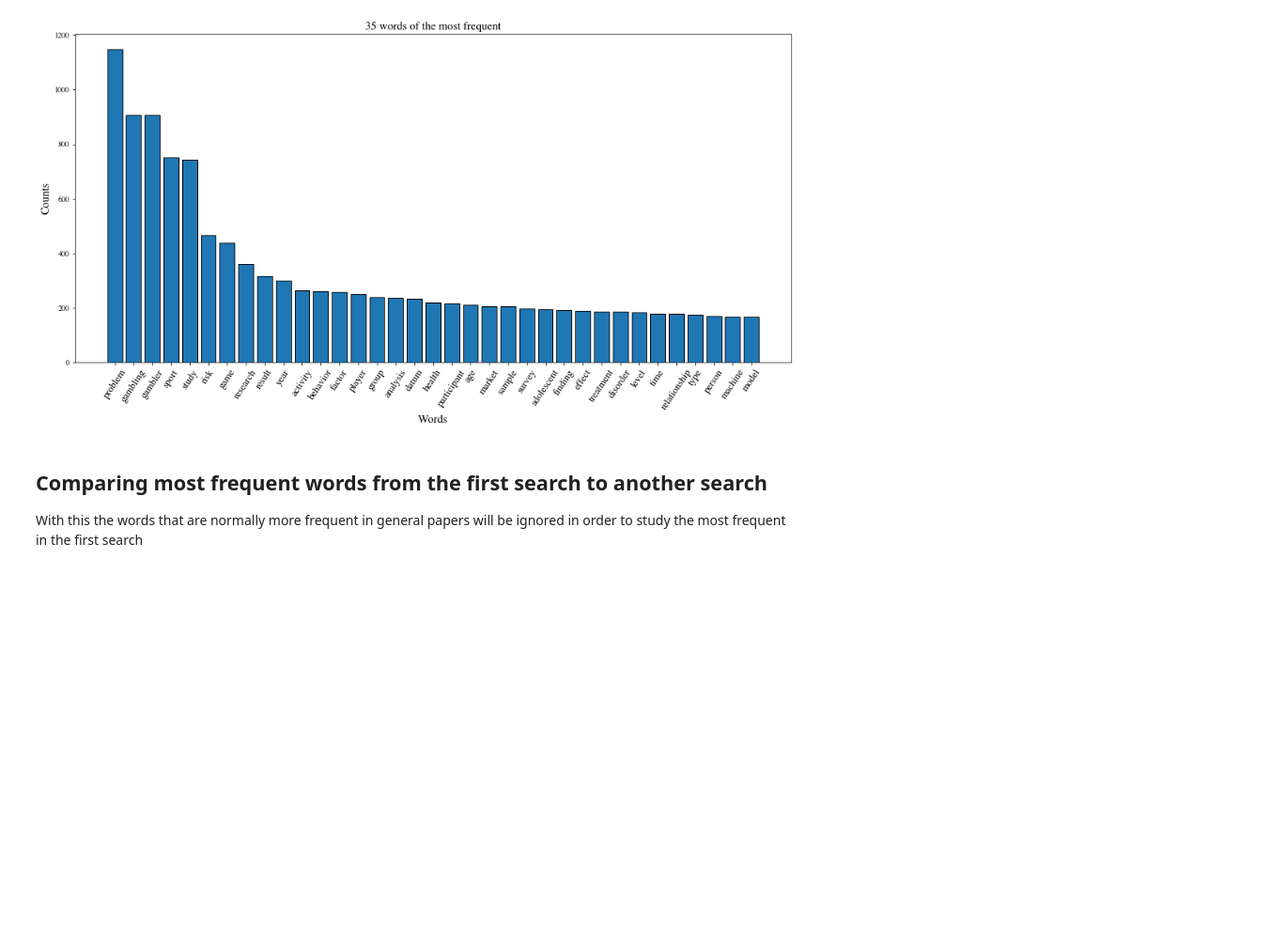
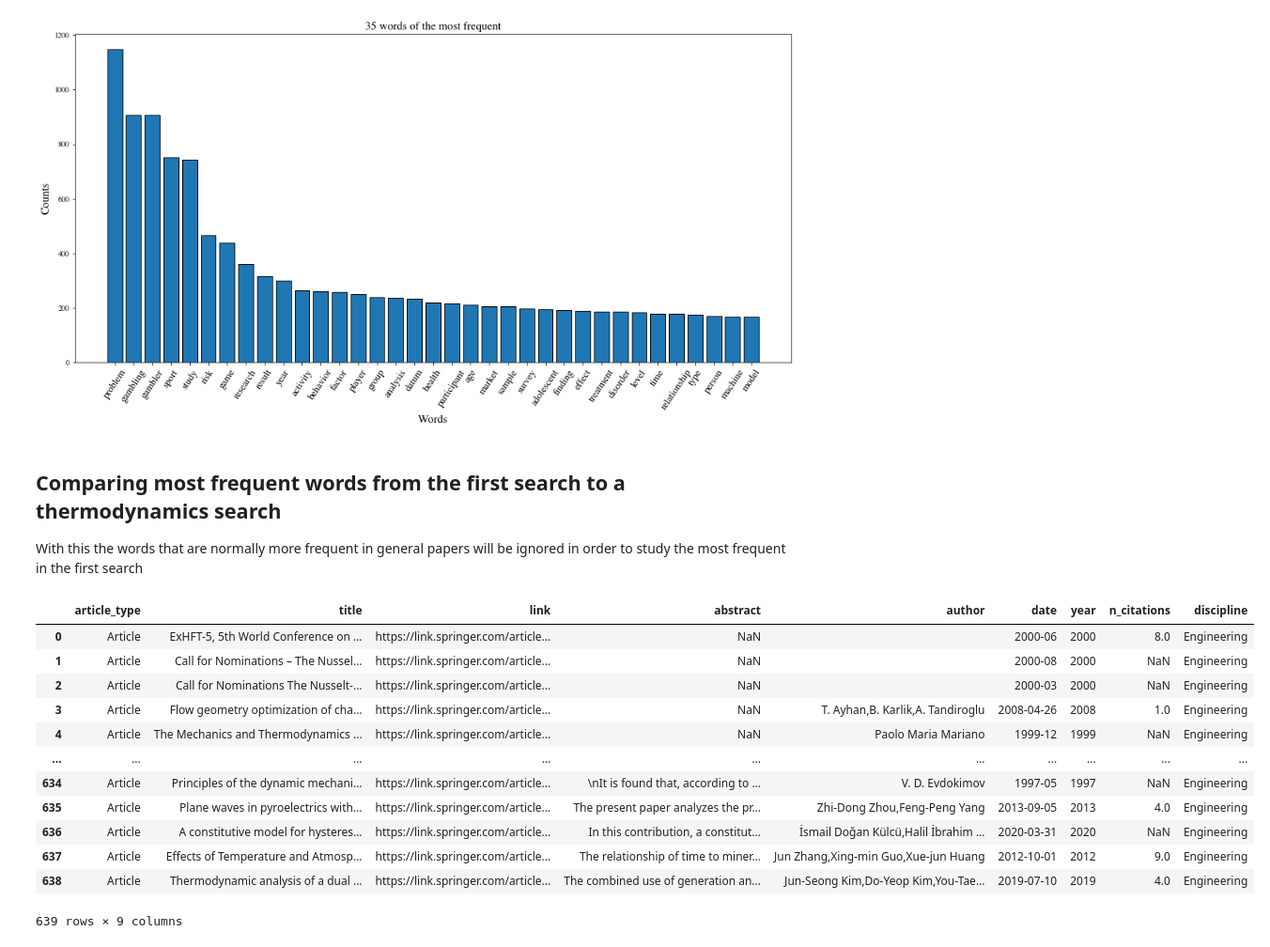
Before and after one commit to GustavoGil13/springer-link-scraper, a Jupyter notebook: springer_link_nb.ipynb, the cells around one changed output. Shown at 94% size. Drawn from its saved outputs; the diff is of its cells as text; code cells hidden in the pictures; blank space fills up the shorter version.

```diff
--- a/springer_link_nb.ipynb
+++ b/springer_link_nb.ipynb
@@ -345,6 +351,23 @@ plt.show()
 # %% [output]
 [figure]
 # %% [markdown]
-## Comparing most frequent words from the first search to another search
+## Comparing most frequent words from the first search to a thermodynamics search
 
 With this the words that are normally more frequent in general papers will be ignored in order to study the most frequent in the first search
+# %%
+thermodynamics_df = pd.read_excel(path + "thermodynamics_articles.xlsx", index_col = 0)
+thermodynamics_df
+# %% [output]
+|  | article_type | title | link | abstract | author | date | year | n_citations | discipline |
+| 0 | Article | ExHFT-5, 5th World Conference on ... | https://link.springer.com/article... | NaN |  | 2000-06 | 2000 | 8.0 | Engineering |
+| 1 | Article | Call for Nominations – The Nussel... | https://link.springer.com/article... | NaN |  | 2000-08 | 2000 | NaN | Engineering |
+| 2 | Article | Call for Nominations The Nusselt-... | https://link.springer.com/article... | NaN |  | 2000-03 | 2000 | NaN | Engineering |
+| 3 | Article | Flow geometry optimization of cha... | https://link.springer.com/article... | NaN | T. Ayhan,B. Karlik,A. Tandiroglu | 2008-04-26 | 2008 | 1.0 | Engineering |
+| 4 | Article | The Mechanics and Thermodynamics ... | https://link.springer.com/article... | NaN | Paolo Maria Mariano | 1999-12 | 1999 | NaN | Engineering |
+| ... | ... | ... | ... | ... | ... | ... | ... | ... | ... |
+| 634 | Article | Principles of the dynamic mechani... | https://link.springer.com/article... | \nIt is found that, according to ... | V. D. Evdokimov | 1997-05 | 1997 | NaN | Engineering |
+| 635 | Article | Plane waves in pyroelectrics with... | https://link.springer.com/article... | The present paper analyzes the pr... | Zhi-Dong Zhou,Feng-Peng Yang | 2013-09-05 | 2013 | 4.0 | Engineering |
+| 636 | Article | A constitutive model for hysteres... | https://link.springer.com/article... | In this contribution, a constitut... | İsmail Doğan Külcü,Halil İbrahim ... | 2020-03-31 | 2020 | NaN | Engineering |
+| 637 | Article | Effects of Temperature and Atmosp... | https://link.springer.com/article... | The relationship of time to miner... | Jun Zhang,Xing-min Guo,Xue-jun Huang | 2012-10-01 | 2012 | 9.0 | Engineering |
+| 638 | Article | Thermodynamic analysis of a dual ... | https://link.springer.com/article... | The combined use of generation an... | Jun-Seong Kim,Do-Yeop Kim,You-Tae... | 2019-07-10 | 2019 | 4.0 | Engineering |
+639 rows × 9 columns
```
Also changed, not shown: parts of 20 cells of this notebook.
